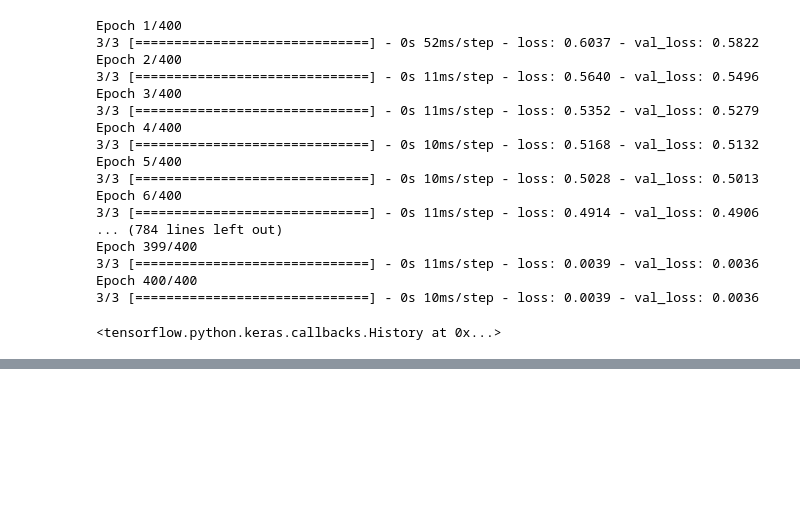
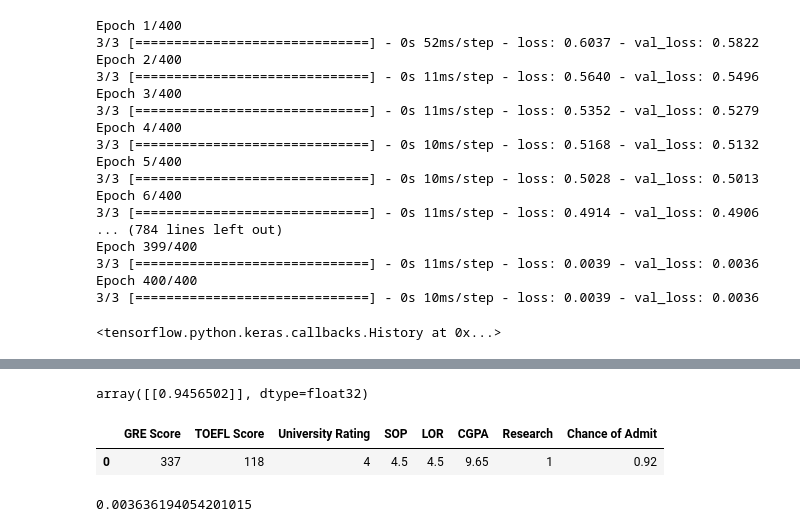
Before and after one commit to Keenal/Graduate-Admission, a Jupyter notebook: admissions.ipynb, the cells around one changed output, grey strips where cells are left out. Saved outputs shown, nothing was run; the diff lists cells and outputs as text; code cells hidden in the pictures; blank space fills up the shorter version.

```diff
--- a/admissions.ipynb
+++ b/admissions.ipynb
@@ -151,0 +213,13 @@ Epoch 400/400
+# %%
+model.predict(single_score)
+# %% [output]
+array([[0.9456502]], dtype=float32)
+# %%
+df.head(1) # as you can know the actual is 92% and my model predicted 94% which is pretty close.
+# %% [output]
+|  | GRE Score | TOEFL Score | University Rating | SOP | LOR | CGPA | Research | Chance of Admit |
+| 0 | 337 | 118 | 4 | 4.5 | 4.5 | 9.65 | 1 | 0.92 |
+# %%
+mean_squared_error(y_test, predictions) #the rmse is pretty low too so that's a good sign
+# %% [output]
+0.003636194054201015
```
Also changed, not shown: parts of 12 cells of this notebook.
